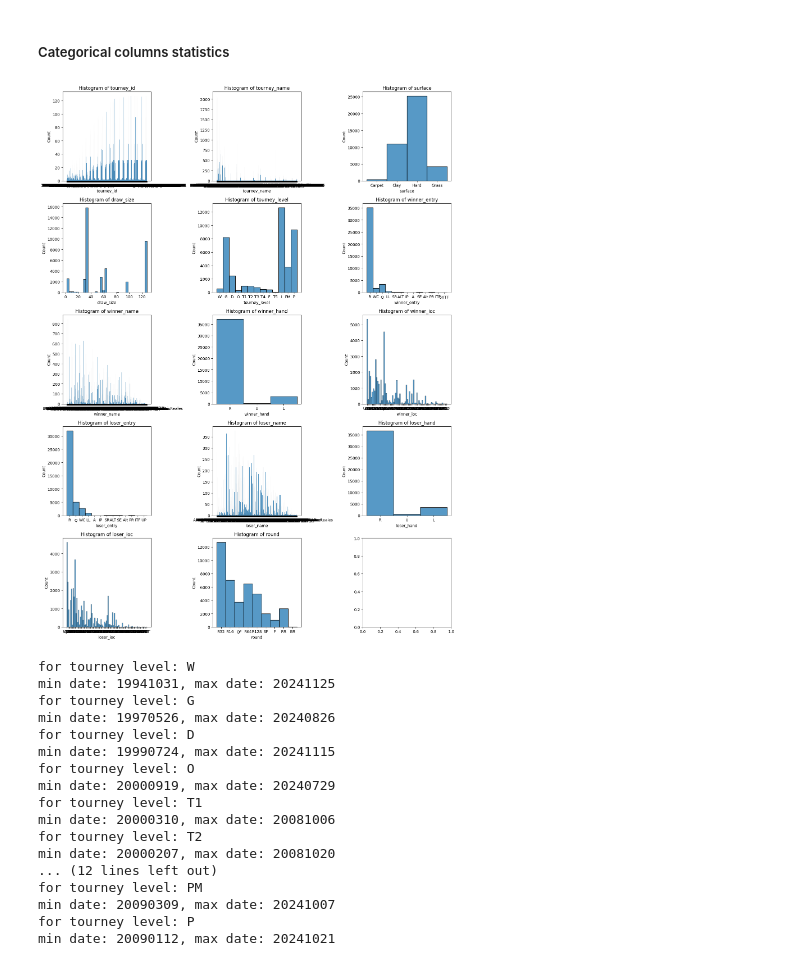
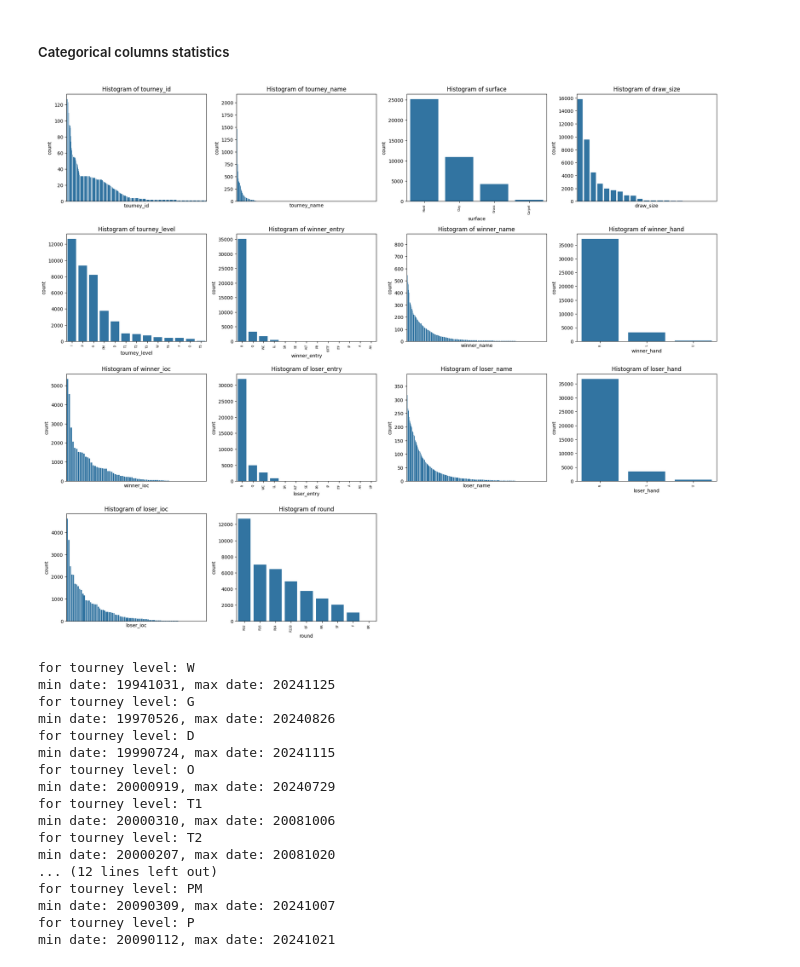
Before and after one commit to Melanee233/Tennis_Scores_Predictions, a Jupyter notebook: notebooks/data_eda.ipynb, the cells around one changed output. Drawn from its saved outputs; the diff is of its cells as text; code cells hidden in the pictures.

```diff
--- a/notebooks/data_eda.ipynb
+++ b/notebooks/data_eda.ipynb
@@ -402,23 +402,30 @@ plt.show()
 matches_cleaned.drop(columns=['match_num', 'winner_id', 'loser_id'], inplace=True)
 # %% [markdown]
 ##### Categorical columns statistics
-# %%
-# categorical cols histograms
-import math
-num_plots = len(cat_cols)
-rows, cols = 5, 3
-fig, axes = plt.subplots(rows, cols, figsize=(cols*5, rows*4))
-axes = axes.flatten()
-
-for i, col in enumerate(cat_cols):
-    sns.histplot(matches_cleaned[col].dropna(), ax=axes[i])
-    axes[i].set_title(f"Histogram of {col}")
-
-
-plt.tight_layout()
-plt.show()
-# %% [output]
-[figure, removed]
+# %%
+import math
+num_plots = len(cat_cols)
+rows, cols = 5, 4
+fig, axes = plt.subplots(rows, cols, figsize=(cols*5, rows*4))
+axes = axes.flatten()
+
+for i, col in enumerate(cat_cols):
+    unique_vals = matches_cleaned[col].nunique()
+    sns.countplot(x=matches_cleaned[col].dropna(), ax=axes[i], order=matches_cleaned[col].value_counts().index)
+    axes[i].set_title(f"Histogram of {col}")
+    if unique_vals > 20:
+        axes[i].set_xticks([])  # usuń napisy na osi x
+    else:
+        axes[i].tick_params(axis='x', labelsize=6, rotation=90)
+
+# Ukryj puste wykresy jeśli jest ich mniej niż 15
+for j in range(num_plots, rows*cols):
+    axes[j].set_visible(False)
+
+plt.tight_layout()
+plt.show()
+# %% [output]
+[figure, added]
 # %%
 # look into different tourney levels
 levels = active_df['tourney_level'].unique()
```
